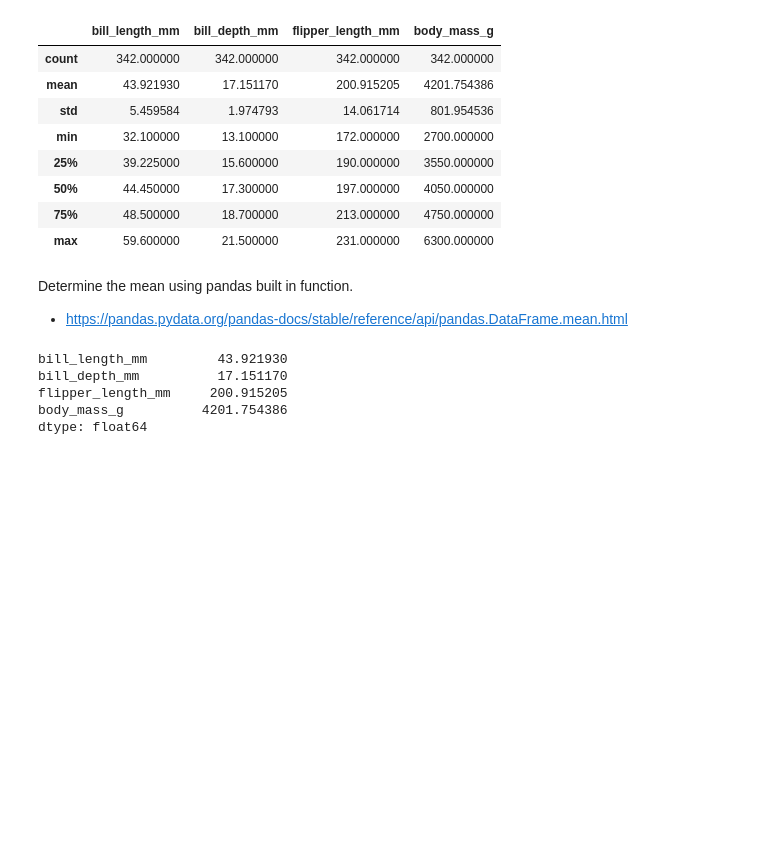
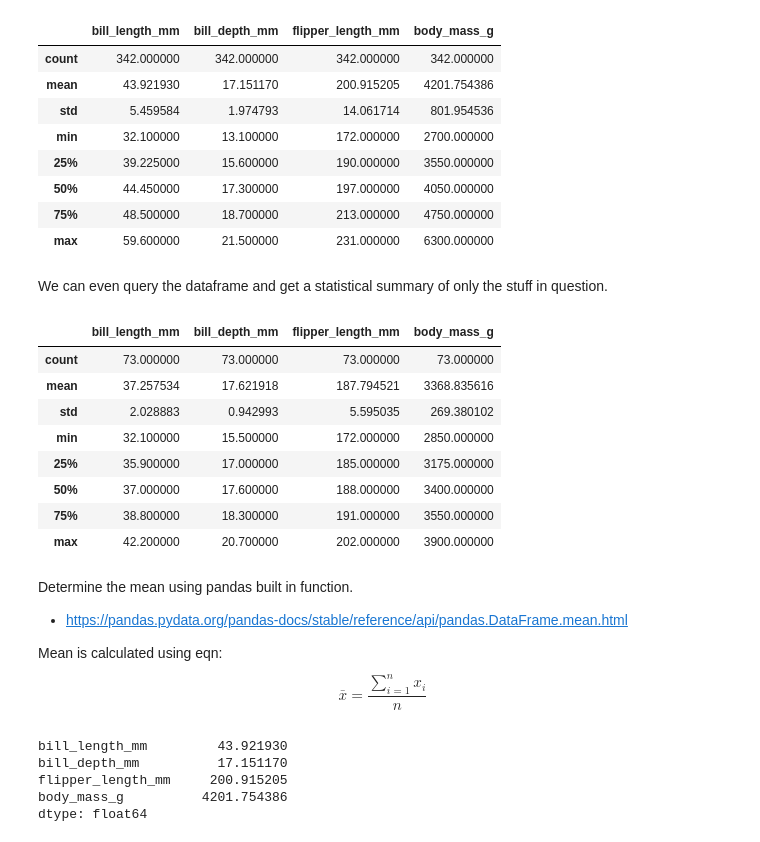
Before and after one commit to holmstead/principles_of_data_analytics, a Jupyter notebook: penguins.ipynb, the cells around one changed output. Cells and saved outputs as stored; diff of their text form; code cells hidden in the pictures; blank space fills up the shorter version.

```diff
--- a/penguins.ipynb
+++ b/penguins.ipynb
@@ -358,10 +316,28 @@ df.describe()
 | 50% | 44.450000 | 17.300000 | 197.000000 | 4050.000000 |
 | 75% | 48.500000 | 18.700000 | 213.000000 | 4750.000000 |
 | max | 59.600000 | 21.500000 | 231.000000 | 6300.000000 |
+# %% [markdown]
+We can even query the dataframe and get a statistical summary of only the stuff in question.
+# %%
+# query Dataframe and describe the queried bits only
+df.query('species=="Adelie" & sex=="FEMALE"').describe()
+# %% [output]
+|  | bill_length_mm | bill_depth_mm | flipper_length_mm | body_mass_g |
+| count | 73.000000 | 73.000000 | 73.000000 | 73.000000 |
+| mean | 37.257534 | 17.621918 | 187.794521 | 3368.835616 |
+| std | 2.028883 | 0.942993 | 5.595035 | 269.380102 |
+| min | 32.100000 | 15.500000 | 172.000000 | 2850.000000 |
+| 25% | 35.900000 | 17.000000 | 185.000000 | 3175.000000 |
+| 50% | 37.000000 | 17.600000 | 188.000000 | 3400.000000 |
+| 75% | 38.800000 | 18.300000 | 191.000000 | 3550.000000 |
+| max | 42.200000 | 20.700000 | 202.000000 | 3900.000000 |
 # %% [markdown]
 Determine the mean using pandas built in function.
 
 - https://pandas.pydata.org/pandas-docs/stable/reference/api/pandas.DataFrame.mean.html
+
+Mean is calculated using eqn:
+$$\bar{x} = \frac{\sum_{i=1}^{n} x_i}{n}$$
 # %%
 # calculate the mean of each of the numeric columns in the dataframe
 df.mean(numeric_only=True)
```
Also changed, not shown: parts of 44 cells of this notebook.
